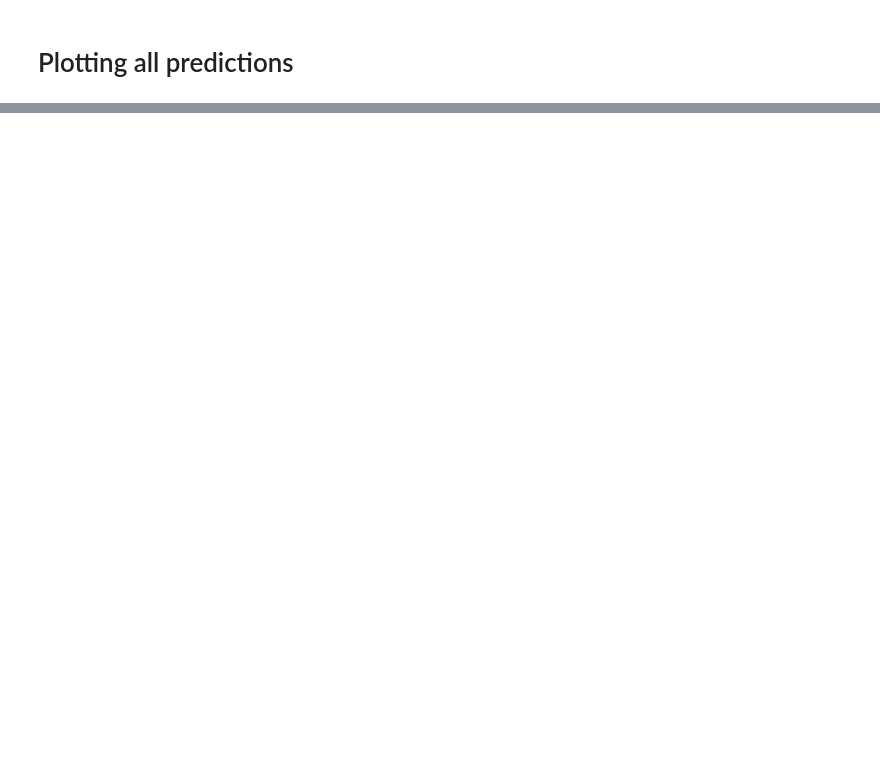
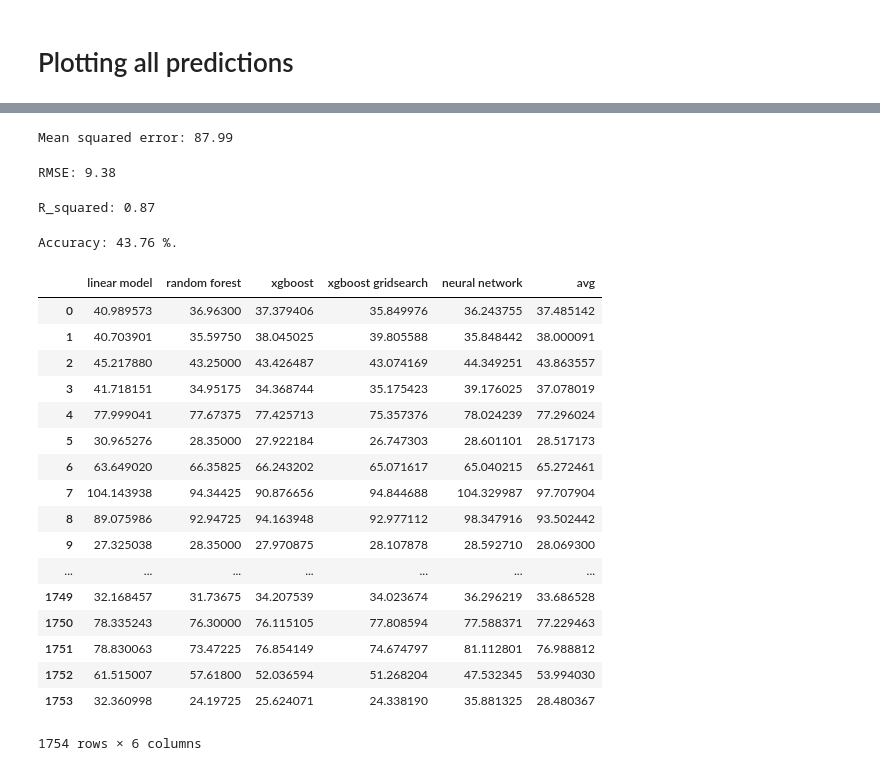
Before and after one commit to cholzkorn/data-science, a Jupyter notebook: sample-projects/python_ticketprices/ticket-prediction.ipynb, the cells around one changed output, grey strips where cells are left out. Drawn from its saved outputs; the diff is of its cells as text; code cells hidden in the pictures; blank space fills up the shorter version.

```diff
--- a/sample-projects/python_ticketprices/ticket-prediction.ipynb
+++ b/sample-projects/python_ticketprices/ticket-prediction.ipynb
@@ -857,0 +870,7 @@ predplot.reset_index().plot(x='index',
+# %%
+lindf2 = pd.DataFrame({ 'linear model': predlin,
+                        'random forest': predrf,
+                        'xgboost': xgbpred,
+                        'xgboost gridsearch': xgb2pred,
+                        'neural network': nnpred
+                    })
@@ -857,0 +891,4 @@ predplot.reset_index().plot(x='index',
+# %%
+# simple average, without NN
+lindf2['avg'] = lindf2.mean(axis=1)
+lindf2pred = lindf2['avg']
@@ -857,0 +938,17 @@ predplot.reset_index().plot(x='index',
+# %%
+# MSE
+print("Mean squared error: %.2f"
+      % mean_squared_error(linwpred, y_test))
+# %% [output]
+Mean squared error: 87.99
+# %%
+# RMSE
+print("RMSE: %.2f"
+      % np.sqrt(mean_squared_error(linwpred, y_test)))
+# %% [output]
+RMSE: 9.38
+# %%
+# RSQUARED
+print('R_squared: %.2f' % r2_score(linwpred, y_test))
+# %% [output]
+R_squared: 0.87
@@ -857,0 +959,27 @@ predplot.reset_index().plot(x='index',
+# %%
+# Calculate and display accuracy
+linwaccuracy = 100 - np.mean(linwmape)
+print('Accuracy:', round(linwaccuracy, 2), '%.')
+# %% [output]
+Accuracy: 43.76 %.
+# %%
+lindf2
+# %% [output]
+|  | linear model | random forest | xgboost | xgboost gridsearch | neural network | avg |
+| 0 | 40.989573 | 36.96300 | 37.379406 | 35.849976 | 36.243755 | 37.485142 |
+| 1 | 40.703901 | 35.59750 | 38.045025 | 39.805588 | 35.848442 | 38.000091 |
+| 2 | 45.217880 | 43.25000 | 43.426487 | 43.074169 | 44.349251 | 43.863557 |
+| 3 | 41.718151 | 34.95175 | 34.368744 | 35.175423 | 39.176025 | 37.078019 |
+| 4 | 77.999041 | 77.67375 | 77.425713 | 75.357376 | 78.024239 | 77.296024 |
+| 5 | 30.965276 | 28.35000 | 27.922184 | 26.747303 | 28.601101 | 28.517173 |
+| 6 | 63.649020 | 66.35825 | 66.243202 | 65.071617 | 65.040215 | 65.272461 |
+| 7 | 104.143938 | 94.34425 | 90.876656 | 94.844688 | 104.329987 | 97.707904 |
+| 8 | 89.075986 | 92.94725 | 94.163948 | 92.977112 | 98.347916 | 93.502442 |
+| 9 | 27.325038 | 28.35000 | 27.970875 | 28.107878 | 28.592710 | 28.069300 |
+| ... | ... | ... | ... | ... | ... | ... |
+| 1749 | 32.168457 | 31.73675 | 34.207539 | 34.023674 | 36.296219 | 33.686528 |
+| 1750 | 78.335243 | 76.30000 | 76.115105 | 77.808594 | 77.588371 | 77.229463 |
+| 1751 | 78.830063 | 73.47225 | 76.854149 | 74.674797 | 81.112801 | 76.988812 |
+| 1752 | 61.515007 | 57.61800 | 52.036594 | 51.268204 | 47.532345 | 53.994030 |
+| 1753 | 32.360998 | 24.19725 | 25.624071 | 24.338190 | 35.881325 | 28.480367 |
+1754 rows × 6 columns
```
Also changed, not shown: parts of 27 cells of this notebook, 3 other files.
